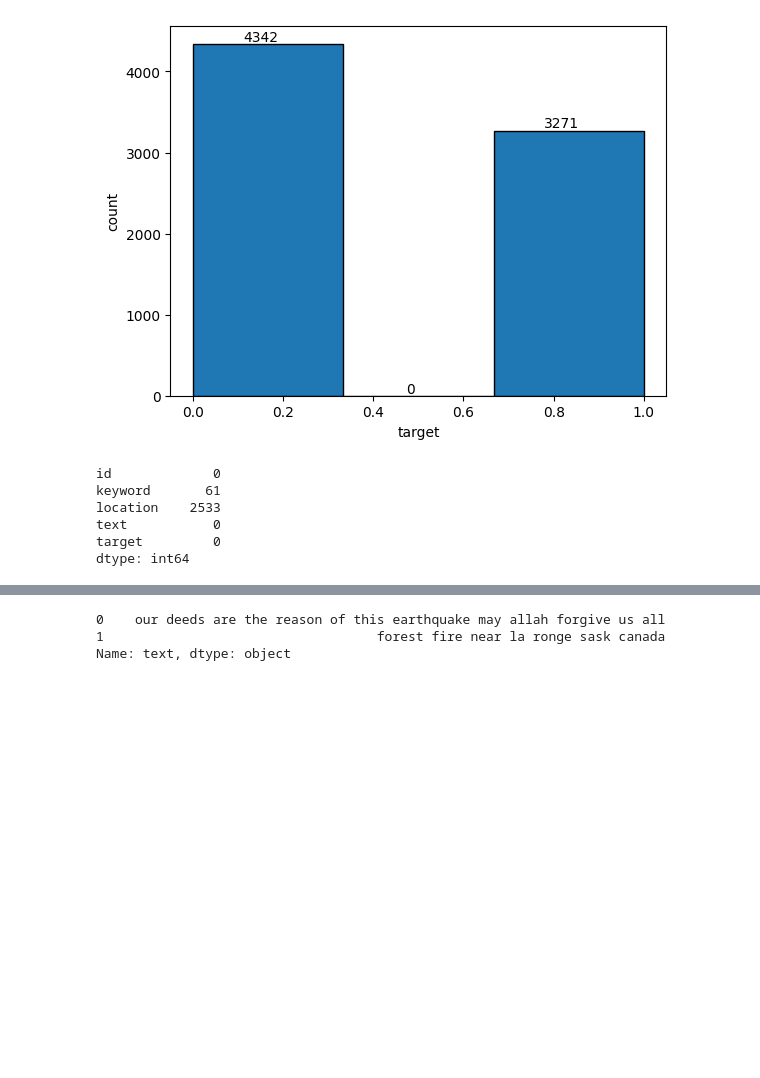
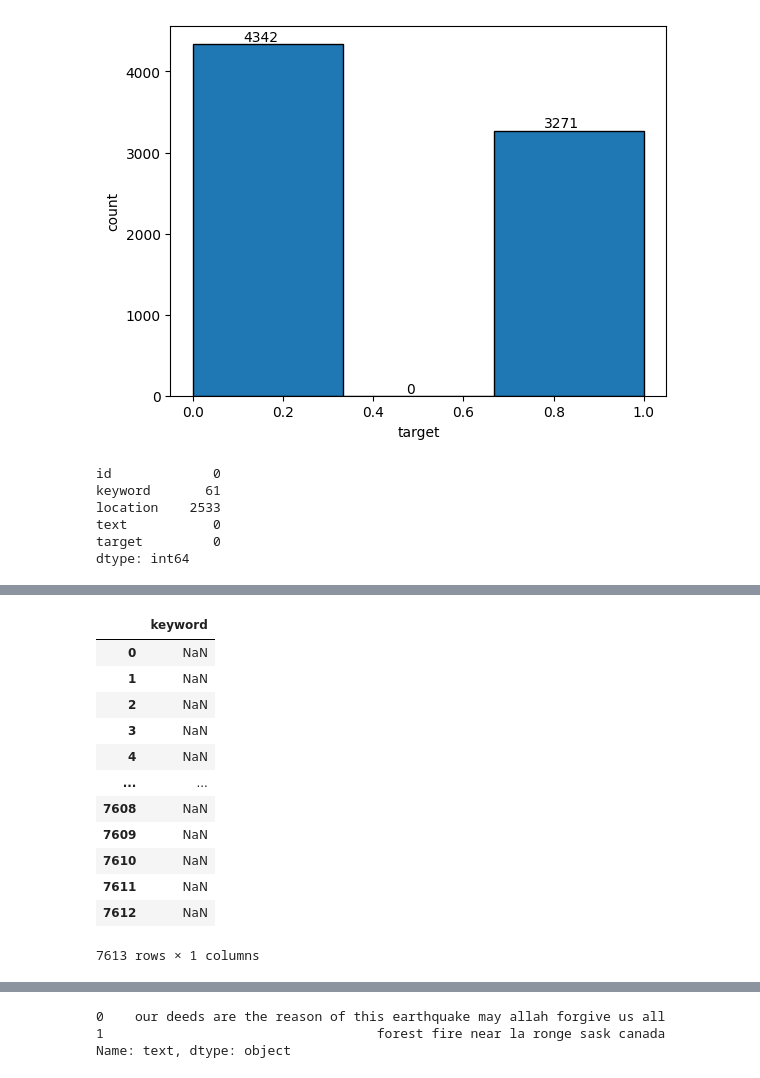
Before and after one commit to vijitha9129/nlp-tweet-sentinment, a Jupyter notebook: tweet-analysis.ipynb, the cells around one changed output, grey strips where cells are left out. Drawn from its saved outputs; the diff is of its cells as text; code cells hidden in the pictures; blank space fills up the shorter version.

```diff
--- a/tweet-analysis.ipynb
+++ b/tweet-analysis.ipynb
@@ -88,0 +121,16 @@ profile.to_notebook_iframe()
+# %%
+clean_train[['keyword']]
+# %% [output]
+|  | keyword |
+| 0 | NaN |
+| 1 | NaN |
+| 2 | NaN |
+| 3 | NaN |
+| 4 | NaN |
+| ... | ... |
+| 7608 | NaN |
+| 7609 | NaN |
+| 7610 | NaN |
+| 7611 | NaN |
+| 7612 | NaN |
+7613 rows × 1 columns
```
Also changed, not shown: parts of 12 cells of this notebook.
